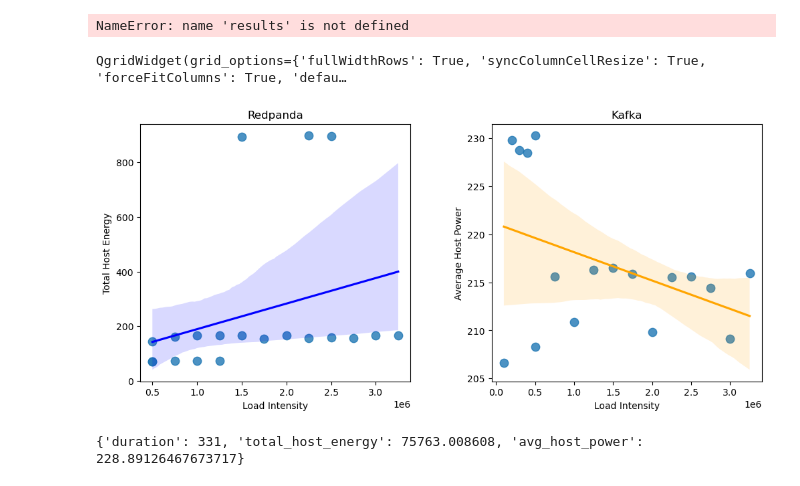
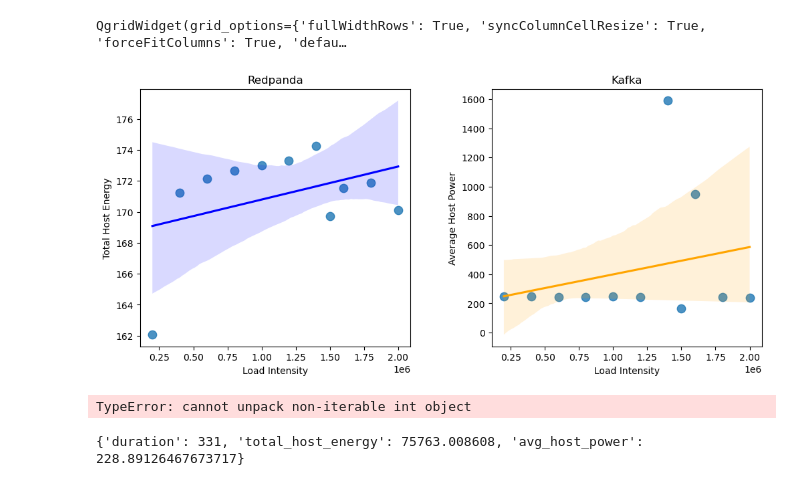
Before and after one commit to stream-energy/greenflow, a Jupyter notebook: analysis.ipynb, the cells around one changed output. Drawn from its saved outputs; the diff is of its cells as text; code cells hidden in the pictures.

```diff
--- a/analysis.ipynb
+++ b/analysis.ipynb
@@ -44,20 +44,20 @@ for index, _ in enumerate(exp_ids):
         "exp_name": experiments[current]["exp_name"],
         "started_ts": started_ts_string,
         "stopped_ts": stopped_ts_string,
+        "duration_from_ts": stopped_ts.diff(started_ts).in_seconds(),
         "dashboard_url": metadata["dashboard_url"],
         **result,
         **params,
     }
-    results.append(current_result)
+
+    if started_ts > pendulum.now().subtract(days=3):
+        results.append(current_result)
 
 results = pd.DataFrame(results)
 # Reindex with exp_id
 results = results.set_index("exp_id")
 # print(results[:25].to_csv())
+redpanda_kafka_data = results
-# %%
-redpanda_kafka_data = results
-# %% [output]
-NameError: name 'results' is not defined
 # %%
 import matplotlib.pyplot as plt
 import seaborn as sns
@@ -78,50 +78,39 @@ qgrid_widget
 # %% [output]
 QgridWidget(grid_options={'fullWidthRows': True, 'syncColumnCellResize': True, 'forceFitColumns': True, 'defau…
 # %%
+redpanda_kafka_data = qgrid_widget.get_changed_df()
 # Create a figure with two subplots
 fig, (ax1, ax2) = plt.subplots(1, 2, figsize=(12, 5))
 
 # Plot Redpanda data on the first subplot
 sns.regplot(x='load', y='avg_host_power', data=redpanda_kafka_data[redpanda_kafka_data['exp_name'] == 'ingest-redpanda'],
             ax=ax1, scatter_kws={'s': 80}, line_kws={'color': 'blue'})
 ax1.set_title('Redpanda')
 ax1.set_xlabel('Load Intensity')
 ax1.set_ylabel('Total Host Energy')
 
 # Plot Kafka data on the second subplot
 sns.regplot(x='load', y='avg_host_power', data=redpanda_kafka_data[redpanda_kafka_data['exp_name'] == 'ingest-kafka'],
             ax=ax2, scatter_kws={'s': 80}, line_kws={'color': 'orange'})
 ax2.set_title('Kafka')
 ax2.set_xlabel('Load Intensity')
 ax2.set_ylabel('Average Host Power')
 
 # Adjust spacing between subplots
 plt.subplots_adjust(wspace=0.3)
 
 # Show the plot
 plt.show()
 # %% [output]
-[figure, old version]
+[figure, new version]
 # %%
 
-# deployments = prom.get_label_values("deployment_started_ts", params={"start": "2021-08-01T00:00:00Z"})
-# deployments = sorted(
-#     list(map(lambda x: (pendulum.parse(x, strict=False), x), deployments)), reverse=True
-# )
-# for index, (chosen_dt, chosen_ts) in enumerate(deployments):
-#     print(f"{index}: {chosen_ts}")
+experiments = prom.get_label_values("experiment_started_ts", params={"start":pendulum.now().subtract(hours=96).to_iso8601_string(), "match[]": f'up{{deployment_started_ts="{deployments[index][1]}"}}'})
+experiments = sorted(
+    list(map(lambda x: (pendulum.parse(x, strict=False), x), experiments)), reverse=True
+)
 
-# for i, v in enumerate(deployments):
-#     print(i, v)
-
-# experiments = prom.get_label_values("experiment_started_ts", params={"start":pendulum.now().subtract(hours=96).to_iso8601_string(), "match[]": f'up{{deployment_started_ts="{deployments[index][1]}"}}'})
-# # experiments = prom.get_label_values("experiment_started_ts", params={"start":pendulum.now().subtract(hours=96), "match[]": f'up{{deployment_started_ts="{deployments[index][1]}"}}'})
-# # experiments = prom.get_label_values("experiment_started_ts", params={"start": "2021-08-01T00:00:00Z", "match[]": f'up{{deployment_started_ts="{deployments[index][1]}"}}'})
-# experiments = sorted(
-#     list(map(lambda x: (pendulum.parse(x, strict=False), x), experiments)), reverse=True
-# )
-
-# results = []
+results = []
 
 for index, (chosen_dt, chosen_ts) in enumerate(experiments):
     try:
@@ -140,6 +129,8 @@ for index, (chosen_dt, chosen_ts) in enumerate(experiments):
 
 df_results = pd.DataFrame(results)
 df_results
+# %% [output]
+TypeError: cannot unpack non-iterable int object
 # %%
 def calculate_results():
     from os import getenv
```
Also changed, not shown: 26 other files.
